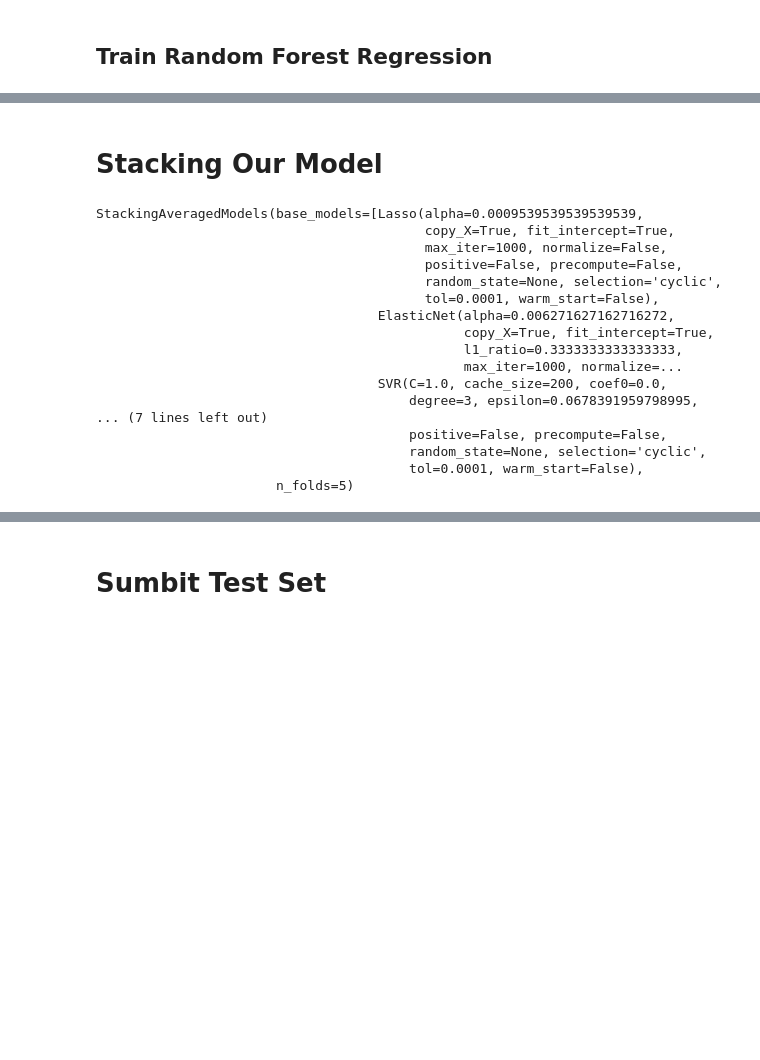
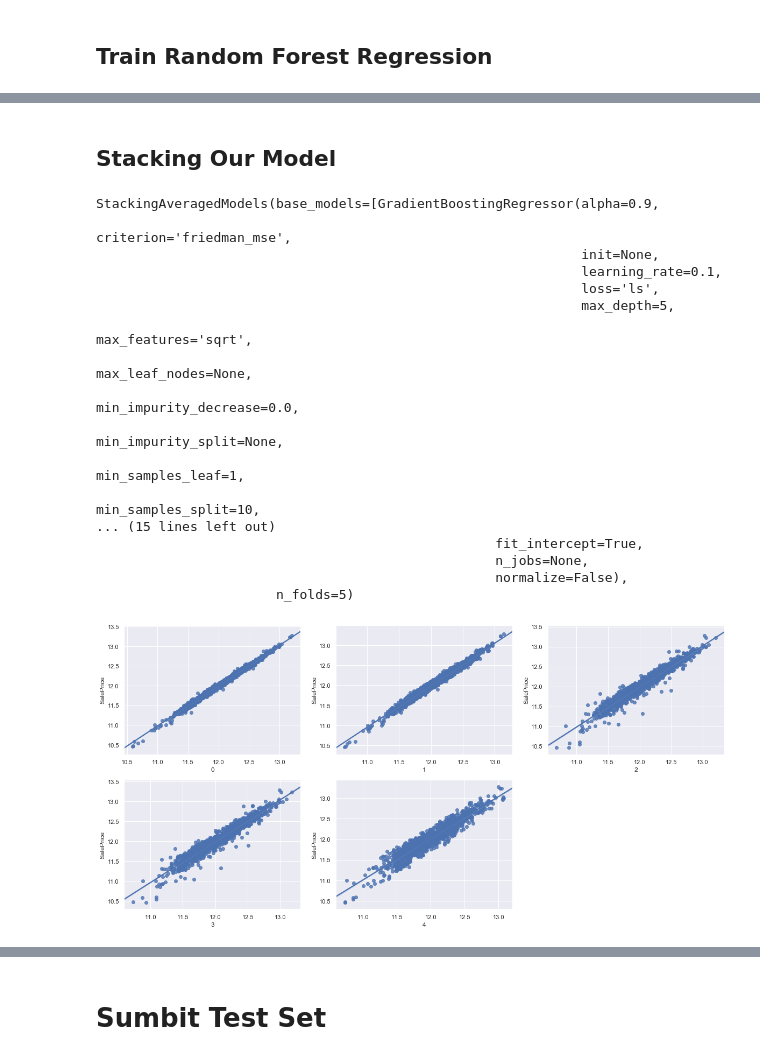
Before and after one commit to gsoosk/HousePrices, a Jupyter notebook: House Price.ipynb, the cells around one changed output, grey strips where cells are left out. Saved outputs shown, nothing was run; the diff lists cells and outputs as text; code cells hidden in the pictures; blank space fills up the shorter version.

```diff
--- a/House Price.ipynb
+++ b/House Price.ipynb
@@ -907,6 +1033,6 @@ class AveragingModels(BaseEstimator, RegressorMixin, TransformerMixin):
             model.predict(X) for model in self.models_
         ])
         return np.mean(predictions, axis=1)
-averaged_model = AveragingModels(models = (elastic_best, lasso_best))
+averaged_model = AveragingModels(models = (gradient_best, dt_ada_model, lasso_best, elastic_best, lasso_lars_best, svm_linear_best))
 averaged_model.fit(X_train_cleaned, y_train)
 # %% [output]
@@ -932,5 +1075,5 @@ Standard Deviation : 0.006254339259090499
 # %% [markdown]
-# Stacking Our Model
+## Stacking Our Model
 # %%
 from sklearn.model_selection import KFold
 from sklearn.base import clone, RegressorMixin
@@ -955,33 +1098,48 @@ class StackingAveragedModels(BaseEstimator, RegressorMixin, TransformerMixin):
                 out_of_fold_predictions[holdout_index, i] = y_pred
         self.meta_model_.fit(out_of_fold_predictions, y)
         return self
+    def get_metafeatures(self, X):
+        return np.column_stack([
+            np.column_stack([model.predict(X) for model in base_models]).mean(axis=1)
+            for base_models in self.base_models_ ])
     def predict(self, X):
         meta_features = np.column_stack([
             np.column_stack([model.predict(X) for model in base_models]).mean(axis=1)
             for base_models in self.base_models_ ])
         return self.meta_model_.predict(meta_features)
 # %%
-stacked_averaged_models = StackingAveragedModels(base_models = [lasso_best, elastic_best, lasso_lars_best, svm_linear_best],
-                                                 meta_model = lasso_best)
+stacked_averaged_models = StackingAveragedModels(base_models = [gradient_best, dt_ada_model, elastic_best, lasso_lars_best, svm_linear_best],
+                                                 meta_model = LinearRegression())
 stacked_averaged_models.fit(X_train_cleaned, y_train)
 # %% [output]
-StackingAveragedModels(base_models=[Lasso(alpha=0.0009539539539539539,
-                                          copy_X=True, fit_intercept=True,
-                                          max_iter=1000, normalize=False,
-                                          positive=False, precompute=False,
-                                          random_state=None, selection='cyclic',
-                                          tol=0.0001, warm_start=False),
-                                    ElasticNet(alpha=0.006271627162716272,
-                                               copy_X=True, fit_intercept=True,
-                                               l1_ratio=0.3333333333333333,
-                                               max_iter=1000, normalize=...
-                                    SVR(C=1.0, cache_size=200, coef0=0.0,
-                                        degree=3, epsilon=0.0678391959798995,
-... (7 lines left out)
-                                        positive=False, precompute=False,
-                                        random_state=None, selection='cyclic',
-                                        tol=0.0001, warm_start=False),
+StackingAveragedModels(base_models=[GradientBoostingRegressor(alpha=0.9,
+                                                              criterion='friedman_mse',
+                                                              init=None,
+                                                              learning_rate=0.1,
+                                                              loss='ls',
+                                                              max_depth=5,
+                                                              max_features='sqrt',
+                                                              max_leaf_nodes=None,
+                                                              min_impurity_decrease=0.0,
+                                                              min_impurity_split=None,
+                                                              min_samples_leaf=1,
+                                                              min_samples_split=10,
+... (15 lines left out)
+                                                   fit_intercept=True,
+                                                   n_jobs=None,
+                                                   normalize=False),
                        n_folds=5)
+# %%
+meta_features = pd.DataFrame(stacked_averaged_models.get_metafeatures(X_train_cleaned))
+# %%
+i = 0;
+plt.figure(figsize=(20, 15))
+for col in meta_features:
+    plt.subplot(3, 3, i+1)
+    sns.regplot(x=meta_features[i], y=y_train)
+    i = i+1
+# %% [output]
+[figure, added]
 # %%
 analys_model(stacked_averaged_models)
 # %% [output]
```
Also changed, not shown: parts of 36 cells of this notebook, 1 other file.
